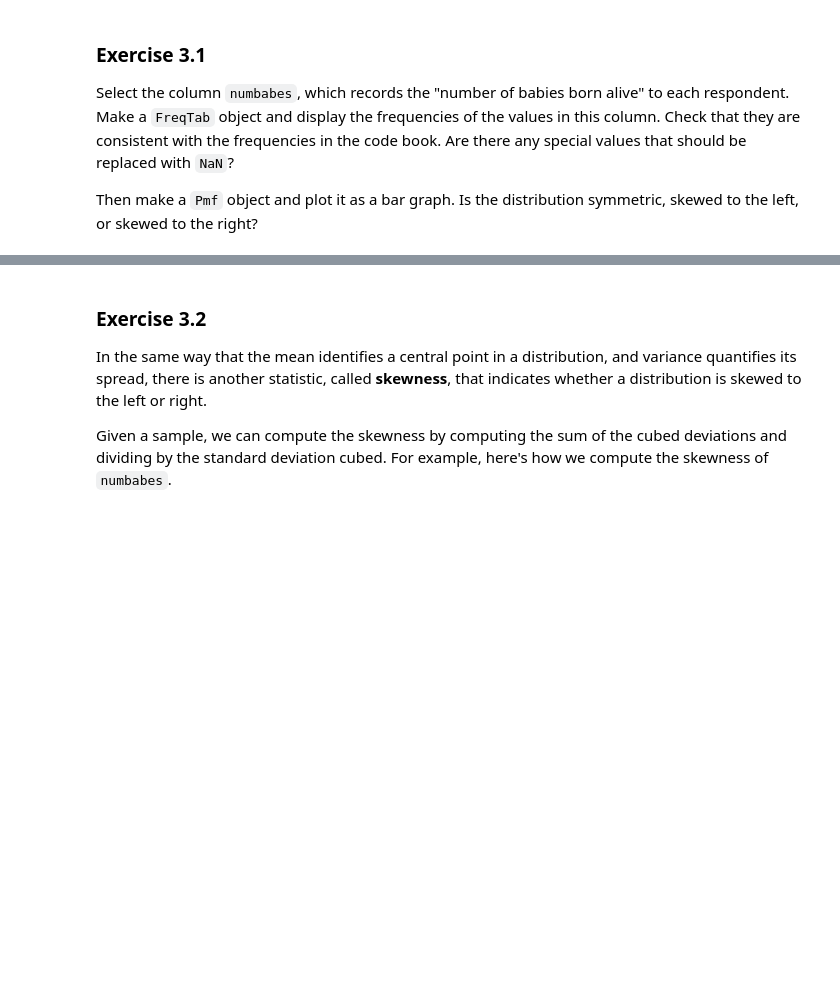
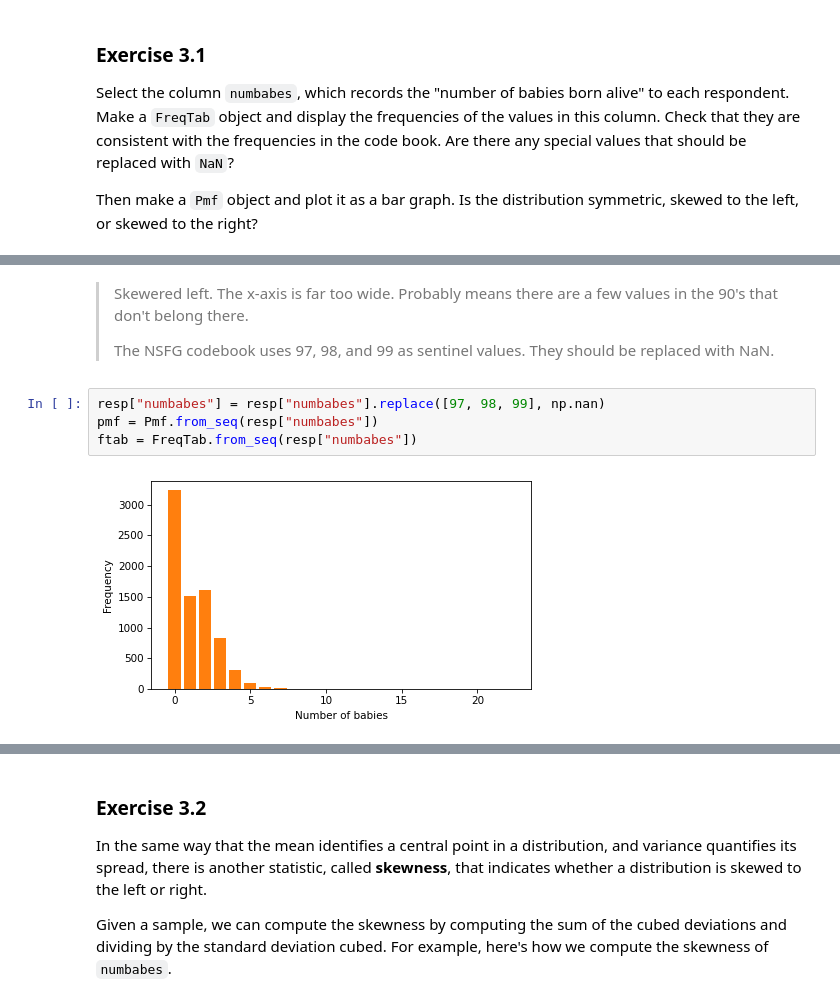
Before and after one commit to apriltaoyvr/think-stats, a Jupyter notebook: nb/chap03.ipynb, the cells around one changed output, grey strips where cells are left out. Cells and saved outputs as stored; diff of their text form; blank space fills up the shorter version.

```diff
--- a/nb/chap03.ipynb
+++ b/nb/chap03.ipynb
@@ -518,0 +530,12 @@ decorate(xlabel="Number of babies", ylabel="PMF")
+# %% [markdown]
+
+
+> Skewered left. The x-axis is far too wide. Probably means there are a few values in the 90's that don't belong there.
+>
+> The NSFG codebook uses 97, 98, and 99 as sentinel values. They should be replaced with NaN.
+# %%
+resp["numbabes"] = resp["numbabes"].replace([97, 98, 99], np.nan)
+pmf = Pmf.from_seq(resp["numbabes"])
+ftab = FreqTab.from_seq(resp["numbabes"])
+# %% [output]
+[figure, added]
```
Also changed, not shown: parts of 9 cells of this notebook.
